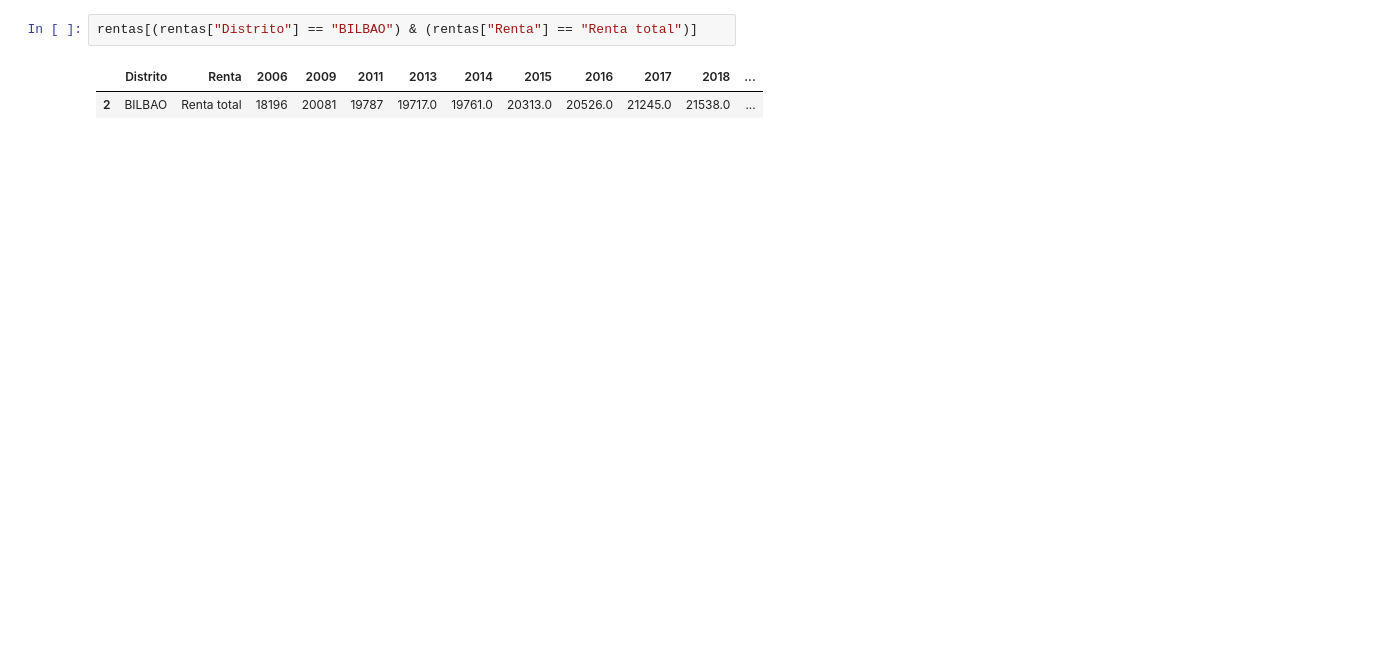
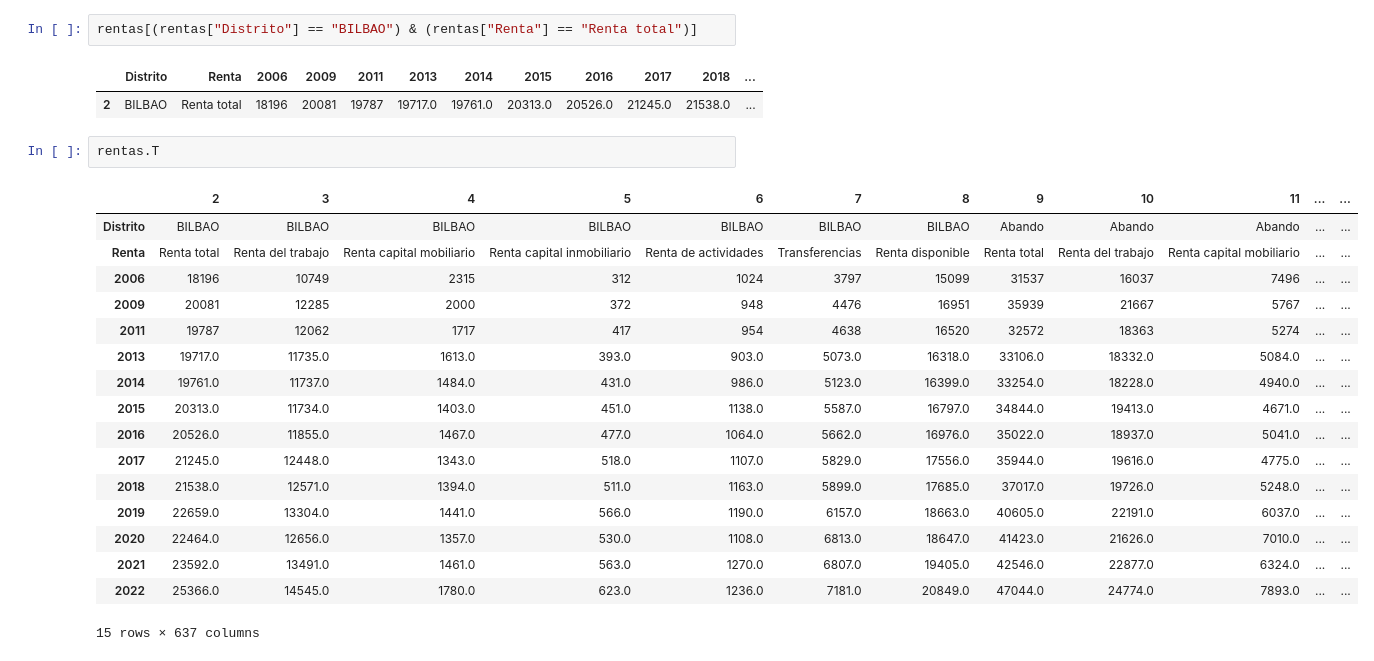
Before and after one commit to PacoFletcher/EDA, a Jupyter notebook: Rentas distritos Bilbao.ipynb, the cells around one changed output. Cells and saved outputs as stored; diff of their text form; blank space fills up the shorter version.

```diff
--- a/Rentas distritos Bilbao.ipynb
+++ b/Rentas distritos Bilbao.ipynb
@@ -251,3 +269,23 @@ rentas[(rentas["Distrito"] == "BILBAO") & (rentas["Renta"] == "Renta total")]
 # %% [output]
 |  | Distrito | Renta | 2006 | 2009 | 2011 | 2013 | 2014 | 2015 | 2016 | 2017 | 2018 | ... |
 | 2 | BILBAO | Renta total | 18196 | 20081 | 19787 | 19717.0 | 19761.0 | 20313.0 | 20526.0 | 21245.0 | 21538.0 | ... |
+# %%
+rentas.T
+# %% [output]
+|  | 2 | 3 | 4 | 5 | 6 | 7 | 8 | 9 | 10 | 11 | ... | ... |
+| Distrito | BILBAO | BILBAO | BILBAO | BILBAO | BILBAO | BILBAO | BILBAO | Abando | Abando | Abando | ... | ... |
+| Renta | Renta total | Renta del trabajo | Renta capital mobiliario | Renta capital inmobiliario | Renta de actividades | Transferencias | Renta disponible | Renta total | Renta del trabajo | Renta capital mobiliario | ... | ... |
+| 2006 | 18196 | 10749 | 2315 | 312 | 1024 | 3797 | 15099 | 31537 | 16037 | 7496 | ... | ... |
+| 2009 | 20081 | 12285 | 2000 | 372 | 948 | 4476 | 16951 | 35939 | 21667 | 5767 | ... | ... |
+| 2011 | 19787 | 12062 | 1717 | 417 | 954 | 4638 | 16520 | 32572 | 18363 | 5274 | ... | ... |
+| 2013 | 19717.0 | 11735.0 | 1613.0 | 393.0 | 903.0 | 5073.0 | 16318.0 | 33106.0 | 18332.0 | 5084.0 | ... | ... |
+| 2014 | 19761.0 | 11737.0 | 1484.0 | 431.0 | 986.0 | 5123.0 | 16399.0 | 33254.0 | 18228.0 | 4940.0 | ... | ... |
+| 2015 | 20313.0 | 11734.0 | 1403.0 | 451.0 | 1138.0 | 5587.0 | 16797.0 | 34844.0 | 19413.0 | 4671.0 | ... | ... |
+| 2016 | 20526.0 | 11855.0 | 1467.0 | 477.0 | 1064.0 | 5662.0 | 16976.0 | 35022.0 | 18937.0 | 5041.0 | ... | ... |
+| 2017 | 21245.0 | 12448.0 | 1343.0 | 518.0 | 1107.0 | 5829.0 | 17556.0 | 35944.0 | 19616.0 | 4775.0 | ... | ... |
+| 2018 | 21538.0 | 12571.0 | 1394.0 | 511.0 | 1163.0 | 5899.0 | 17685.0 | 37017.0 | 19726.0 | 5248.0 | ... | ... |
+| 2019 | 22659.0 | 13304.0 | 1441.0 | 566.0 | 1190.0 | 6157.0 | 18663.0 | 40605.0 | 22191.0 | 6037.0 | ... | ... |
+| 2020 | 22464.0 | 12656.0 | 1357.0 | 530.0 | 1108.0 | 6813.0 | 18647.0 | 41423.0 | 21626.0 | 7010.0 | ... | ... |
+| 2021 | 23592.0 | 13491.0 | 1461.0 | 563.0 | 1270.0 | 6807.0 | 19405.0 | 42546.0 | 22877.0 | 6324.0 | ... | ... |
+| 2022 | 25366.0 | 14545.0 | 1780.0 | 623.0 | 1236.0 | 7181.0 | 20849.0 | 47044.0 | 24774.0 | 7893.0 | ... | ... |
+15 rows × 637 columns
```
Also changed, not shown: parts of 1 cell of this notebook.
